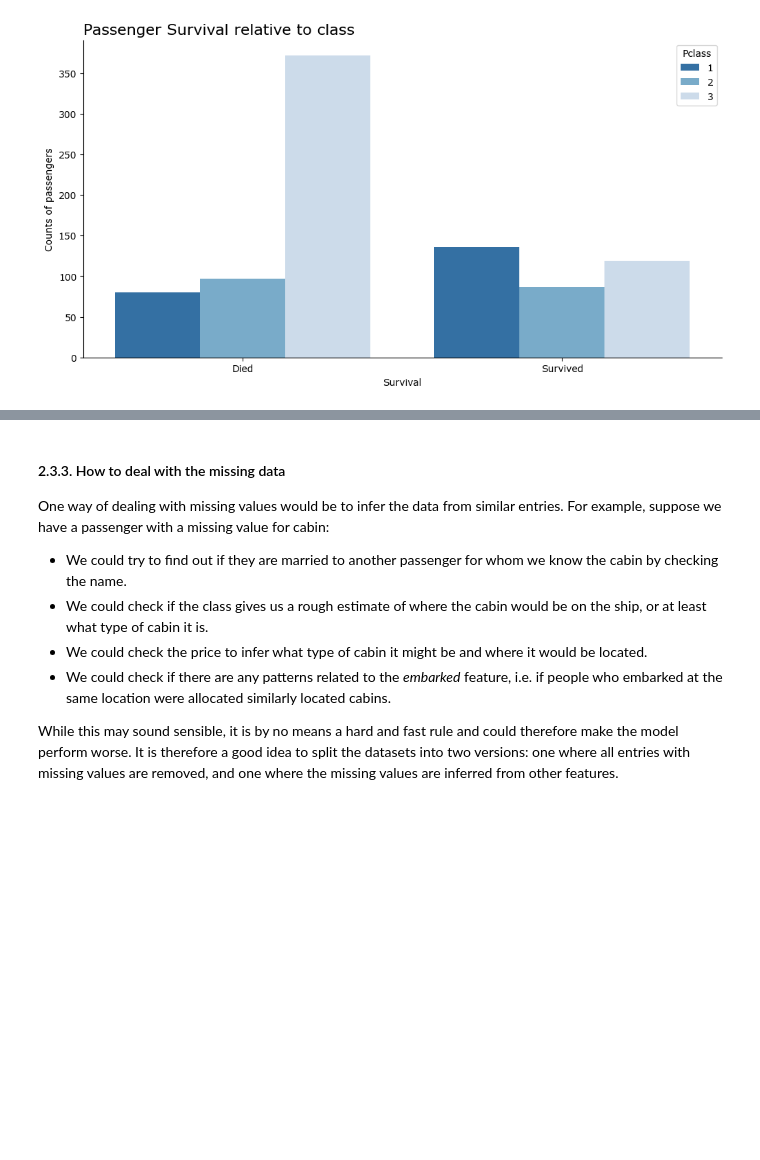
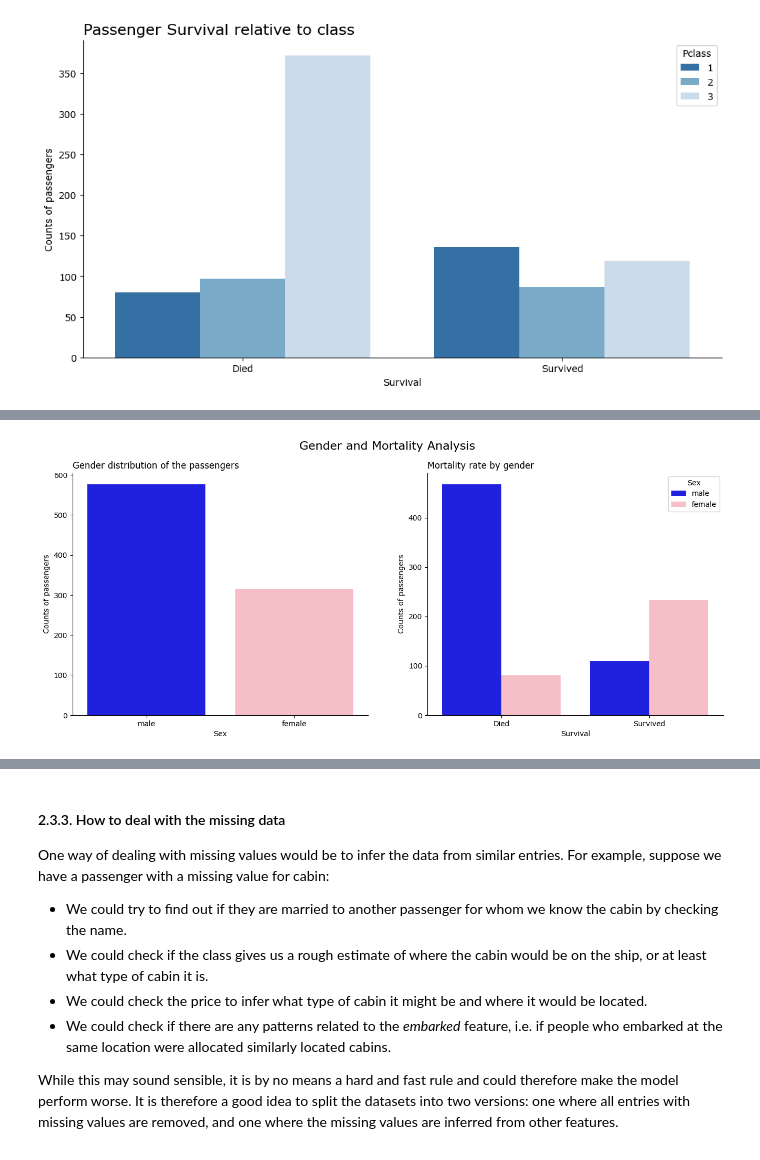
Before and after one commit to n3ur0mancer/kaggle_titanic_competition, a Jupyter notebook: titanic_comp_full.ipynb, the cells around one changed output, grey strips where cells are left out. Cells and saved outputs as stored; diff of their text form; code cells hidden in the pictures; blank space fills up the shorter version.

Commit message:
Further mortality feature analysis

```diff
--- a/titanic_comp_full.ipynb
+++ b/titanic_comp_full.ipynb
@@ -258,0 +223,27 @@ plt.show()
+# %%
+# Create a figure with two horizontally stacked subplots
+fig, axes = plt.subplots(1, 2, figsize=(16, 6))  # 1 row, 2 columns
+
+plt.rcParams['font.family'] = "Verdana"
+
+fig.suptitle("Gender and Mortality Analysis", fontsize=16)
+
+# Plot 1: Gender distribution of passengers
+ax1 = sns.countplot(x='Sex', data=t_df_dropped, palette=["blue", "#FFB6C1"], ax=axes[0])
+ax1.set_ylabel("Counts of passengers")
+ax1.set_title("Gender distribution of the passengers", loc="left")
+
+sns.despine(left=False, bottom=False, ax=ax1)
+
+# Plot 2: Mortality rate by gender
+ax2 = sns.countplot(x='Survived',data=t_df_dropped, hue="Sex", palette=["blue", "#FFB6C1"], ax=axes[1])
+ax2.set_ylabel("Counts of passengers")
+ax2.set_xlabel("Survival")
+ax2.set_xticklabels(["Died", "Survived"])
+ax2.set_title("Mortality rate by gender", loc="left")
+
+sns.despine(left=False, bottom=False, ax=ax2)
+
+plt.show()
+# %% [output]
+[figure, added]
```
Also changed, not shown: parts of 9 cells of this notebook.
